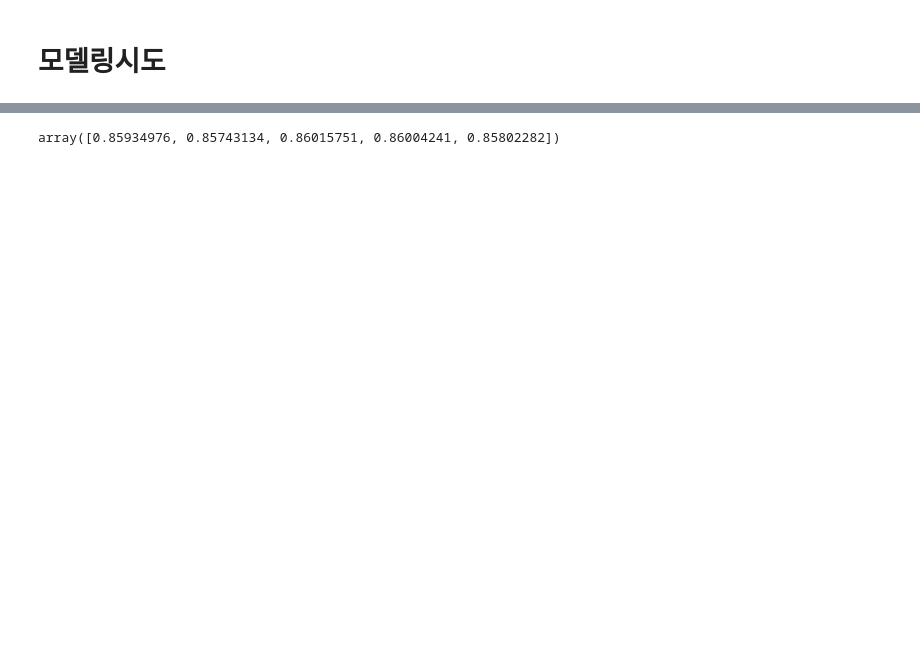
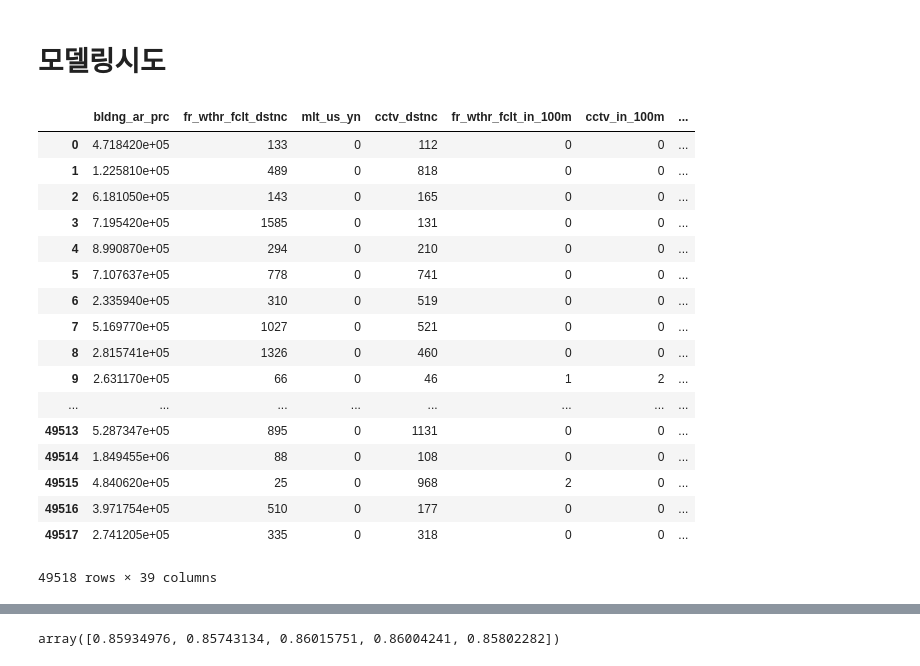
Before and after one commit to ximzzzzz/kimhae_fr_clf, a Jupyter notebook: pp_2nd/preprocess_2nd.ipynb, the cells around one changed output, grey strips where cells are left out. Cells and saved outputs as stored; diff of their text form; code cells hidden in the pictures; blank space fills up the shorter version.

```diff
--- a/pp_2nd/preprocess_2nd.ipynb
+++ b/pp_2nd/preprocess_2nd.ipynb
@@ -416,0 +475,4 @@ data = data[notna_col]
+# %%
+data_['bldng_ar_cnt'] = data_['bldng_ar'] * data_['bldng_cnt']
+# %%
+data_.rename(columns={'계절평균온도차' : 'season_temperature_mean'}, inplace=True)
@@ -431,0 +548,26 @@ y = data['fr_yn']
+# %%
+# chosen_col = data_.isnull().sum().sort_values()[2: 41].keys()
+chosen_col = list(chosen_col)
+# %%
+chosen_col.remove('fr_yn')
+# %%
+data_[chosen_col]
+# %% [output]
+|  | bldng_ar_prc | fr_wthr_fclt_dstnc | mlt_us_yn | cctv_dstnc | fr_wthr_fclt_in_100m | cctv_in_100m | ... |
+| 0 | 4.718420e+05 | 133 | 0 | 112 | 0 | 0 | ... |
+| 1 | 1.225810e+05 | 489 | 0 | 818 | 0 | 0 | ... |
+| 2 | 6.181050e+05 | 143 | 0 | 165 | 0 | 0 | ... |
+| 3 | 7.195420e+05 | 1585 | 0 | 131 | 0 | 0 | ... |
+| 4 | 8.990870e+05 | 294 | 0 | 210 | 0 | 0 | ... |
+| 5 | 7.107637e+05 | 778 | 0 | 741 | 0 | 0 | ... |
+| 6 | 2.335940e+05 | 310 | 0 | 519 | 0 | 0 | ... |
+| 7 | 5.169770e+05 | 1027 | 0 | 521 | 0 | 0 | ... |
+| 8 | 2.815741e+05 | 1326 | 0 | 460 | 0 | 0 | ... |
+| 9 | 2.631170e+05 | 66 | 0 | 46 | 1 | 2 | ... |
+| ... | ... | ... | ... | ... | ... | ... | ... |
+| 49513 | 5.287347e+05 | 895 | 0 | 1131 | 0 | 0 | ... |
+| 49514 | 1.849455e+06 | 88 | 0 | 108 | 0 | 0 | ... |
+| 49515 | 4.840620e+05 | 25 | 0 | 968 | 2 | 0 | ... |
+| 49516 | 3.971754e+05 | 510 | 0 | 177 | 0 | 0 | ... |
+| 49517 | 2.741205e+05 | 335 | 0 | 318 | 0 | 0 | ... |
+49518 rows × 39 columns
```
Also changed, not shown: parts of 35 cells of this notebook, 3 other files.
